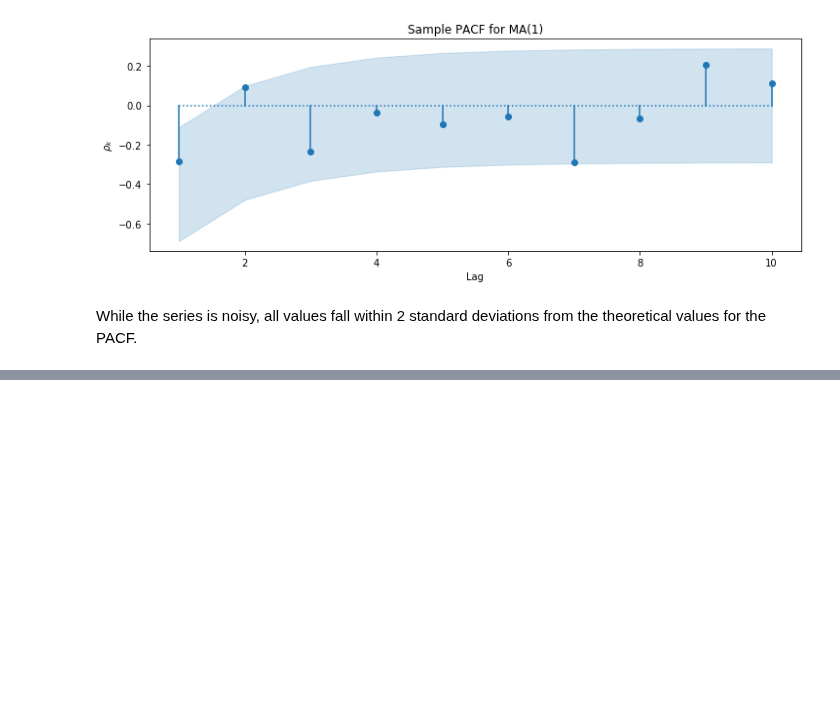
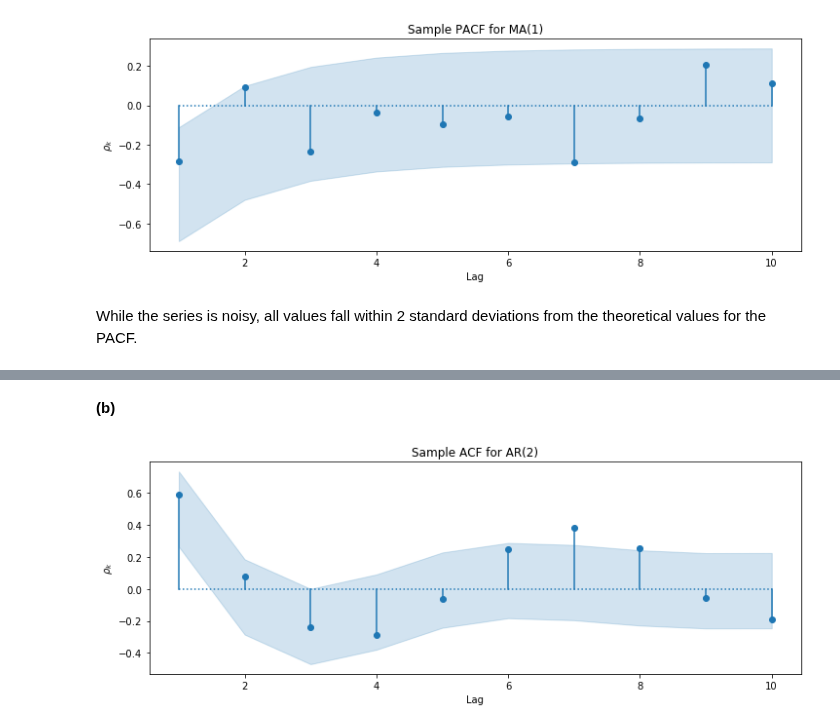
Before and after one commit to telmo-correa/time-series-analysis, a Jupyter notebook: Python/Chapter 06 (Ex 21 - 30) - Model Specification.ipynb, the cells around one changed output, grey strips where cells are left out. Drawn from its saved outputs; the diff is of its cells as text; code cells hidden in the pictures; blank space fills up the shorter version.

```diff
--- a/Python/Chapter 06 (Ex 21 - 30) - Model Specification.ipynb
+++ b/Python/Chapter 06 (Ex 21 - 30) - Model Specification.ipynb
@@ -485,0 +500,7 @@ While the series is noisy, all values fall within 2 standard deviations from the
+# %%
+np.random.seed(0)
+
+n = 72
+ar2 = np.array([1, -0.7, 0.4])
+ma0 = np.array([1])
+Y = ArmaProcess(ar2, ma0).generate_sample(nsample=n)
@@ -485,0 +514,9 @@ While the series is noisy, all values fall within 2 standard deviations from the
+# %% [markdown]
+**(b)**
+# %%
+r = acf(Y, fft=False, nlags=10)[1:]
+se = 1 / np.sqrt(n)
+
+plot_acf_with_bounds(r, t - 2 * se, t + 2*se, title='Sample ACF for AR(2)')
+# %% [output]
+[figure, added]
```
Also changed, not shown: parts of 10 cells of this notebook, 1 other file.
